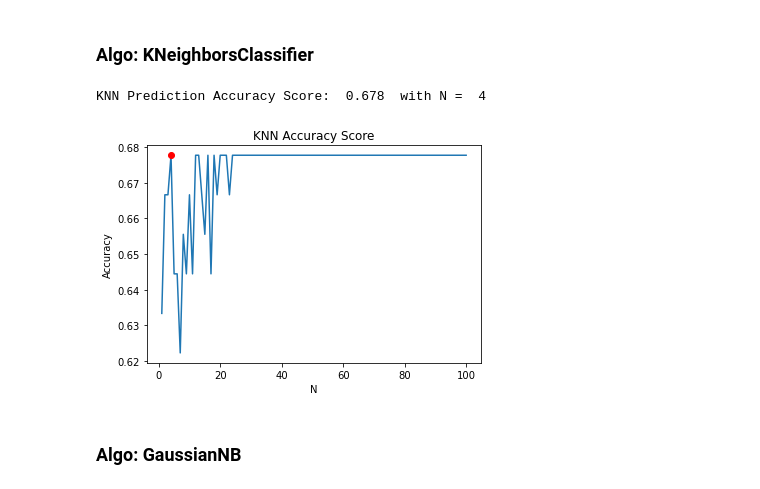
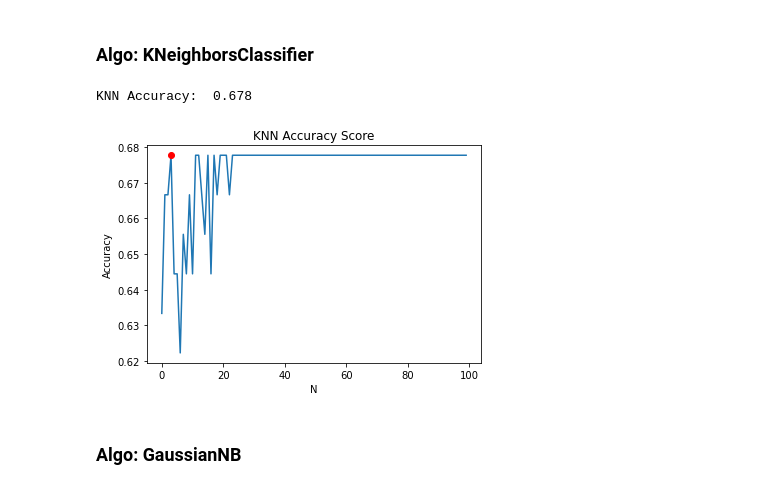
Before and after one commit to paulanik/HeartFailurePrediction, a Jupyter notebook: HeartFailurePrediction.ipynb, the cells around one changed output. Saved outputs shown, nothing was run; the diff lists cells and outputs as text; code cells hidden in the pictures.

```diff
--- a/HeartFailurePrediction.ipynb
+++ b/HeartFailurePrediction.ipynb
@@ -135,29 +137,30 @@ from sklearn.tree import DecisionTreeClassifier
 # %%
 # knn = KNeighborsClassifier(1)
 # knn.fit(X_train, y_train)
 # predictions= knn.predict(X_test)
 # knn_accuracy = accuracy_score(y_test, predictions)
 # print('accuracy: ' ,knn_accuracy)
 # plt.plot(X_test, predictions)
 # plt.show
 
-e_knn=np.zeros(100);
-for i in range(0,len(e_knn)):
+knn=np.zeros(100);
+for i in range(0,len(knn)):
     knn_model = KNeighborsClassifier(n_neighbors=i+1)
     knn_model.fit(X_train, y_train)
-    yh_knn=knn_model.predict(X_test)
-    e_knn[i]=accuracy_score(y_test, yh_knn)
+    yhpredict_knn=knn_model.predict(X_test)
+    knn[i]=accuracy_score(y_test, yhpredict_knn)
 
-print("KNN Prediction Accuracy Score: ",np.round(e_knn.max(),3),' with N = ',e_knn.argmax()+1)
-plt.plot(np.arange(1,101),e_knn)
-plt.plot(e_knn.argmax()+1,e_knn.max(),'or')
+# print("KNN Accuracy: ",np.round(knn.max(),3),' with N = ',knn.argmax()+1)
+print("KNN Accuracy: ",np.round(knn.max(),3))
+plt.plot(np.arange(0,100),knn)
+plt.plot(knn.argmax(),knn.max(),'or')
 plt.title('KNN Accuracy Score')
 plt.xlabel('N')
 plt.ylabel('Accuracy')
 plt.show()
 # %% [output]
-KNN Prediction Accuracy Score:  0.678  with N =  4
+KNN Accuracy:  0.678
-[figure, old version]
+[figure, new version]
 # %% [markdown]
 ### Algo: GaussianNB
 # %%
```
Also changed, not shown: parts of 6 cells of this notebook.
